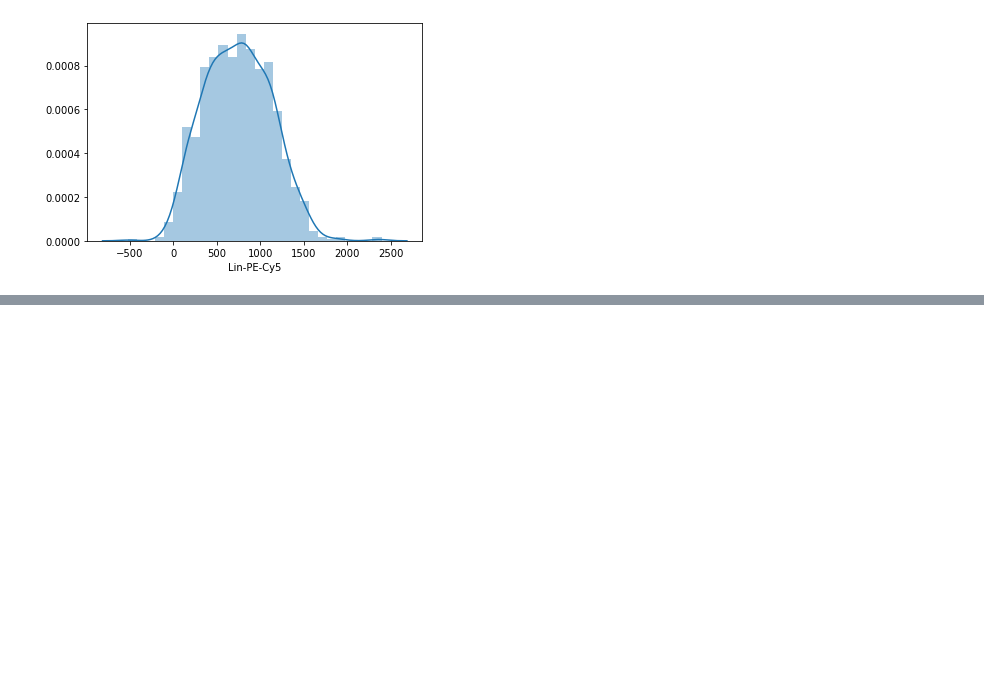
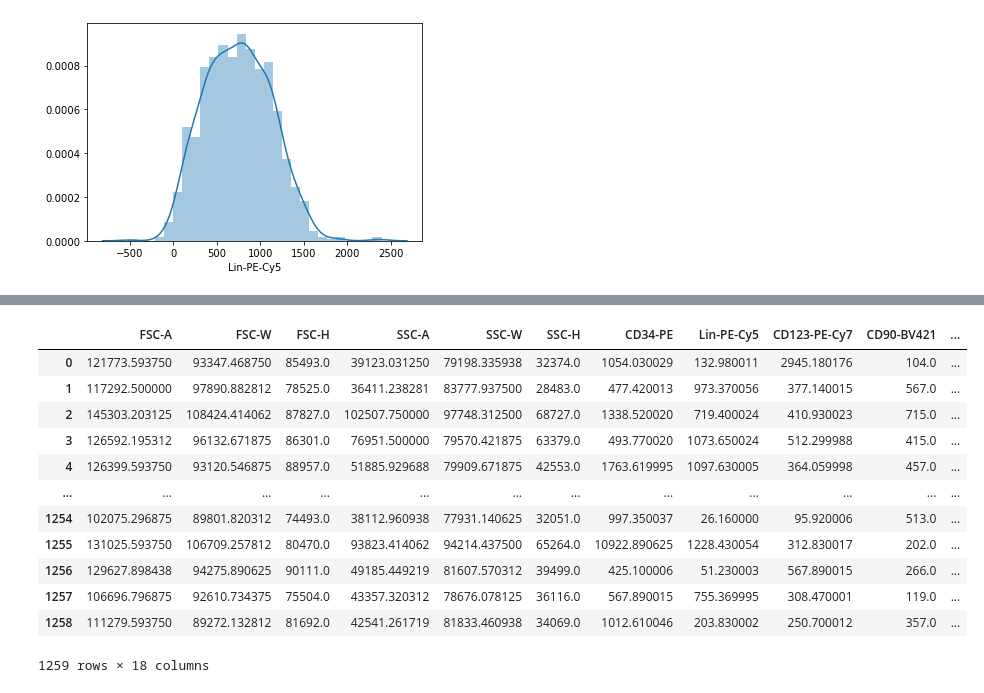
Before and after one commit to AnnatinaSchnegg/AS_amplicons, a Jupyter notebook: Code/Index - RN CD34 sort test code.ipynb, the cells around one changed output, grey strips where cells are left out. Drawn from its saved outputs; the diff is of its cells as text; code cells hidden in the pictures; blank space fills up the shorter version.

```diff
--- a/Code/Index - RN CD34 sort test code.ipynb
+++ b/Code/Index - RN CD34 sort test code.ipynb
@@ -446,0 +451,16 @@ fig.tight_layout()
+# %%
+CD34_alldata
+# %% [output]
+|  | FSC-A | FSC-W | FSC-H | SSC-A | SSC-W | SSC-H | CD34-PE | Lin-PE-Cy5 | CD123-PE-Cy7 | CD90-BV421 | ... |
+| 0 | 121773.593750 | 93347.468750 | 85493.0 | 39123.031250 | 79198.335938 | 32374.0 | 1054.030029 | 132.980011 | 2945.180176 | 104.0 | ... |
+| 1 | 117292.500000 | 97890.882812 | 78525.0 | 36411.238281 | 83777.937500 | 28483.0 | 477.420013 | 973.370056 | 377.140015 | 567.0 | ... |
+| 2 | 145303.203125 | 108424.414062 | 87827.0 | 102507.750000 | 97748.312500 | 68727.0 | 1338.520020 | 719.400024 | 410.930023 | 715.0 | ... |
+| 3 | 126592.195312 | 96132.671875 | 86301.0 | 76951.500000 | 79570.421875 | 63379.0 | 493.770020 | 1073.650024 | 512.299988 | 415.0 | ... |
+| 4 | 126399.593750 | 93120.546875 | 88957.0 | 51885.929688 | 79909.671875 | 42553.0 | 1763.619995 | 1097.630005 | 364.059998 | 457.0 | ... |
+| ... | ... | ... | ... | ... | ... | ... | ... | ... | ... | ... | ... |
+| 1254 | 102075.296875 | 89801.820312 | 74493.0 | 38112.960938 | 77931.140625 | 32051.0 | 997.350037 | 26.160000 | 95.920006 | 513.0 | ... |
+| 1255 | 131025.593750 | 106709.257812 | 80470.0 | 93823.414062 | 94214.437500 | 65264.0 | 10922.890625 | 1228.430054 | 312.830017 | 202.0 | ... |
+| 1256 | 129627.898438 | 94275.890625 | 90111.0 | 49185.449219 | 81607.570312 | 39499.0 | 425.100006 | 51.230003 | 567.890015 | 266.0 | ... |
+| 1257 | 106696.796875 | 92610.734375 | 75504.0 | 43357.320312 | 78676.078125 | 36116.0 | 567.890015 | 755.369995 | 308.470001 | 119.0 | ... |
+| 1258 | 111279.593750 | 89272.132812 | 81692.0 | 42541.261719 | 81833.460938 | 34069.0 | 1012.610046 | 203.830002 | 250.700012 | 357.0 | ... |
+1259 rows × 18 columns
```
Also changed, not shown: parts of 18 cells of this notebook, 4 other files.
